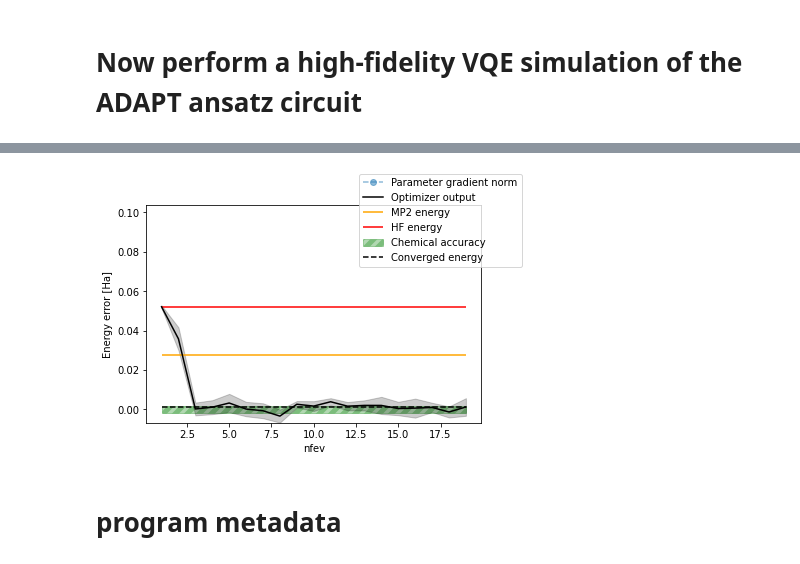
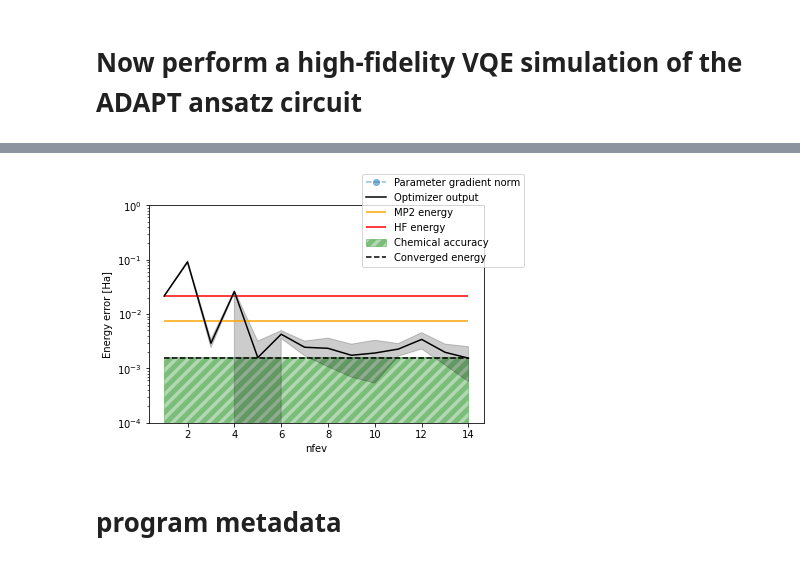
Before and after one commit to UCL-CCS/symmer, a Jupyter notebook: notebooks/draft/VQE_Runtime usage.ipynb, the cells around one changed output, grey strips where cells are left out. Drawn from its saved outputs; the diff is of its cells as text; code cells hidden in the pictures.

Commit message:
Fixed ansatz pool issue in VQE_Runtime

```diff
--- a/notebooks/draft/VQE_Runtime usage.ipynb
+++ b/notebooks/draft/VQE_Runtime usage.ipynb
@@ -347,5 +391,6 @@ job.interim_results()
  '*** ADAPT cycle 1 ***']
 # %%
+job = service.job('cb4935bshjg0cvohdv4g')
 adapt_vqe_result, adapt_vqe_interim_data = job.result()
 adapt_vqe_result
 # %% [output]
@@ -399,7 +444,7 @@ plt.show()
 # %% [markdown]
 # Now perform a high-fidelity VQE simulation of the ADAPT ansatz circuit
 # %%
-anz_cs_adapt = sum([anz_cs[i] for i in [14, 12, 11, 3]])
+anz_cs_adapt = sum([anz_cs[i] for i in adapt_vqe_result['optimal_pool_indices']])
 anz_cs_adapt = AnsatzOp(anz_cs_adapt.symp_matrix, anz_cs_adapt.coeff_vec)
 excitation_circuit = anz_cs_adapt.to_QuantumCircuit(bind_params=False)
 
@@ -440,7 +485,7 @@ inputs = {
         "optimizer": 'SLSQP',
         "opt_setting": {"maxiter":10, "gtol": 1e-6},
     # expectation value estimation options
-        "n_shots": 2**12, # 18 < np.log2(0.0016**-2) < 19
+        "n_shots": 2**15, # 18 < np.log2(0.0016**-2) < 19
         "n_realize":5,
         "mitigate_errors": True
 }
@@ -470,5 +533,5 @@ job.interim_results()
 # %%
-#vqe_result, interim_values = job.result()
+vqe_result, interim_values = job.result()
 # %%
 from matplotlib import pyplot as plt
 
@@ -480,39 +543,38 @@ X,Y = zip(*interim_values['values'])
 X,Y = np.array(X), np.array(Y)
 axis.hlines(molecule.mp2_energy - molecule.fci_energy, 1, len(X), color='orange', label='MP2 energy')
 axis.hlines(molecule.hf_energy - molecule.fci_energy, 1, len(X), color='red', label='HF energy')
 #axis.hlines(2*0.0016, 1, len(X), color='green', label='Chemical accuracy * 2')
 #axis.hlines(0.0016, 1, len(X), color='lime', label='Chemical accuracy')
 #axis.hlines(-0.0016, 1, len(X), color='lime', label='Chemical accuracy')
 axis.fill_between(X, -0.0016, 0.0016, alpha=0.3, color='green', label='Chemical accuracy', hatch=r"//")
 axis.plot([], [], alpha=0.5, marker='o', ls='--', label='Parameter gradient norm')
 
 Y_error = Y - molecule.fci_energy
-Y_lower = Y_error - Y_stddev
-Y_upper = Y_error + Y_stddev
 axis.plot(X, Y_error, color='black', label='Optimizer output')
 axis.hlines(vqe_result['fun'] - molecule.fci_energy, 1, len(X), color='black', label='Converged energy', ls='--')
-plt.fill_between(X, Y_lower, Y_upper, alpha=0.2, color='black')
+plt.fill_between(X, Y_error - Y_stddev, Y_error + Y_stddev, alpha=0.2, color='black')
 
 axis.set_xlabel('nfev')
 axis.set_ylabel('Energy error [Ha]')
-axis.set_ylim([np.min(Y_error)*2,(molecule.hf_energy-molecule.fci_energy)*2])
-#axis.set_yscale('log')
+#axis.set_ylim([np.min(Y_error)*2,(molecule.hf_energy-molecule.fci_energy)*2])
+axis.set_ylim([1e-4, 1e-0])
+axis.set_yscale('log')
 
 #try:
 #    axis_param = axis.twinx()
 #    X_grad, Y_grads = zip(*interim_values['gradients'])
 #    Y_grad_norm = [np.sqrt(np.sum(np.square(grad))) for grad in Y_grads]
 #    axis_param.plot(X_grad, Y_grad_norm, alpha=0.5, marker='o', ls='--')
 #    axis_param.set_ylabel('Parameter gradient norm $||\Delta||$')
     #for param_grad in zip(*Y_grads):
     #    axis_param.plot(X_grad, param_grad, alpha=0.2)
 #except:
 #    pass
 
 fig.legend()
 plt.show()
 # %% [output]
-[figure, old version]
+[figure, new version]
 # %% [markdown]
 # program metadata
 # %%
```
Also changed, not shown: parts of 21 cells of this notebook, 1 other file.
